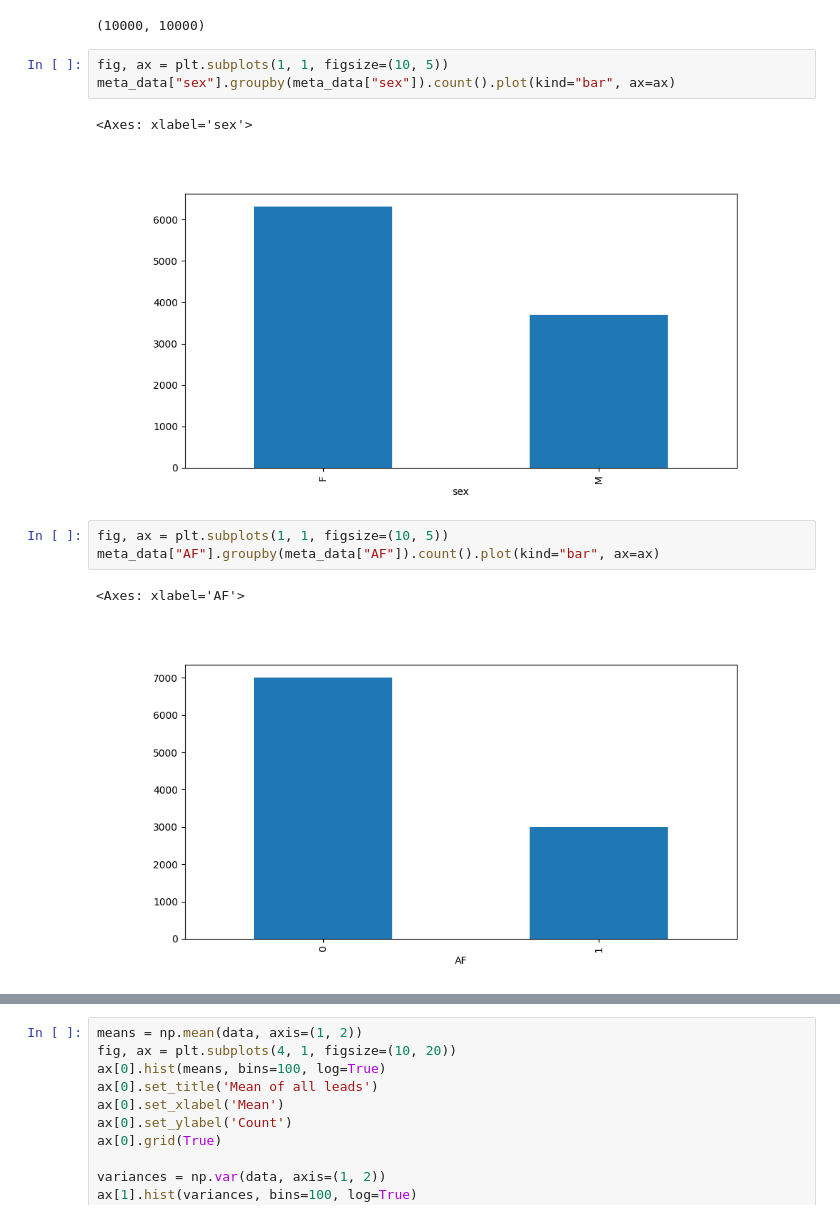
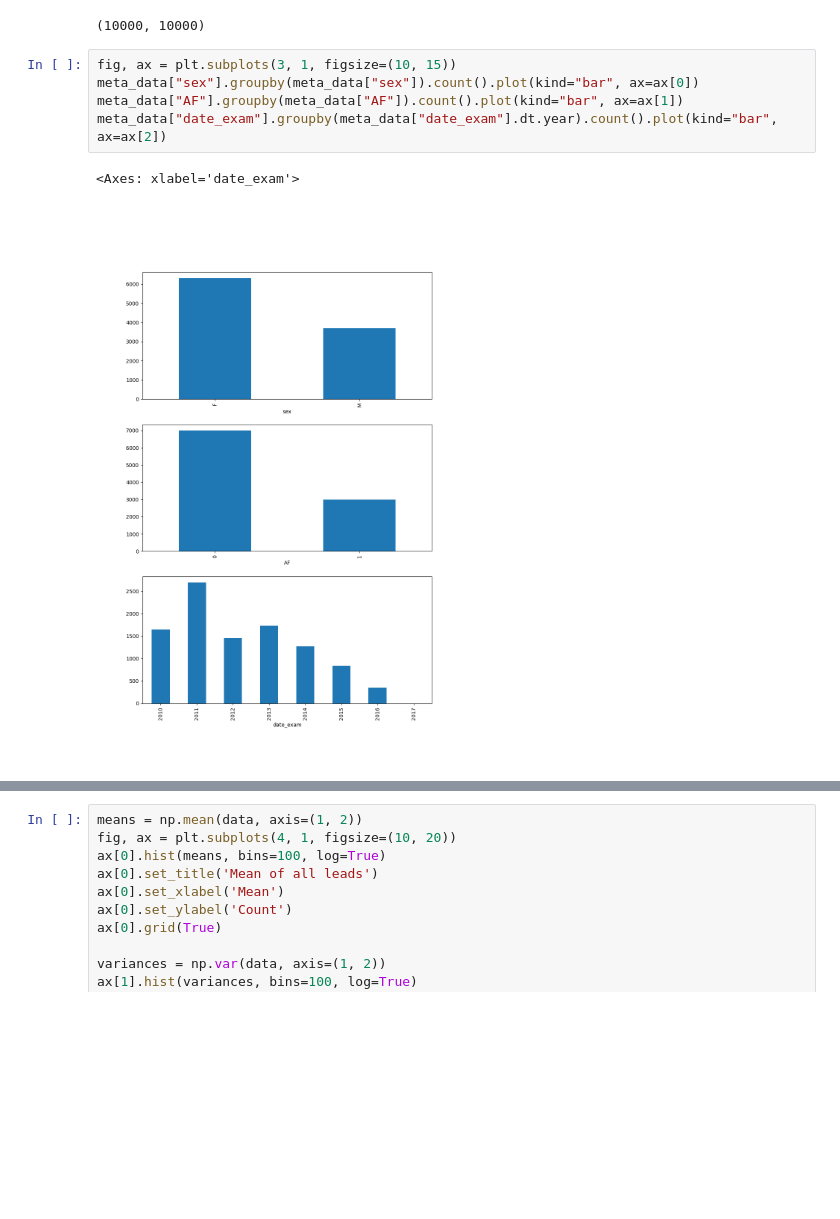
Before and after one commit to Arty-Facts/wasp_al_and_ml_2023, a Jupyter notebook: module3/assignment_ecg_classification.ipynb, the cells around one changed output, grey strips where cells are left out. Cells and saved outputs as stored; diff of their text form; blank space fills up the shorter version.

```diff
--- a/module3/assignment_ecg_classification.ipynb
+++ b/module3/assignment_ecg_classification.ipynb
@@ -258,14 +258,10 @@ len(meta_data['id_patient']), len(meta_data['id_patient'].unique())
 # %% [output]
 (10000, 10000)
 # %%
-fig, ax = plt.subplots(1, 1, figsize=(10, 5))
-meta_data["sex"].groupby(meta_data["sex"]).count().plot(kind="bar", ax=ax)
+fig, ax = plt.subplots(3, 1, figsize=(10, 15))
+meta_data["sex"].groupby(meta_data["sex"]).count().plot(kind="bar", ax=ax[0])
+meta_data["AF"].groupby(meta_data["AF"]).count().plot(kind="bar", ax=ax[1])
+meta_data["date_exam"].groupby(meta_data["date_exam"].dt.year).count().plot(kind="bar", ax=ax[2])
 # %% [output]
-<Axes: xlabel='sex'>
+<Axes: xlabel='date_exam'>
-[figure, old version]
+[figure, new version]
-# %%
-fig, ax = plt.subplots(1, 1, figsize=(10, 5))
-meta_data["AF"].groupby(meta_data["AF"]).count().plot(kind="bar", ax=ax)
-# %% [output]
-<Axes: xlabel='AF'>
-[figure, removed]
```
Also changed, not shown: parts of 38 cells of this notebook, 3 other files.
